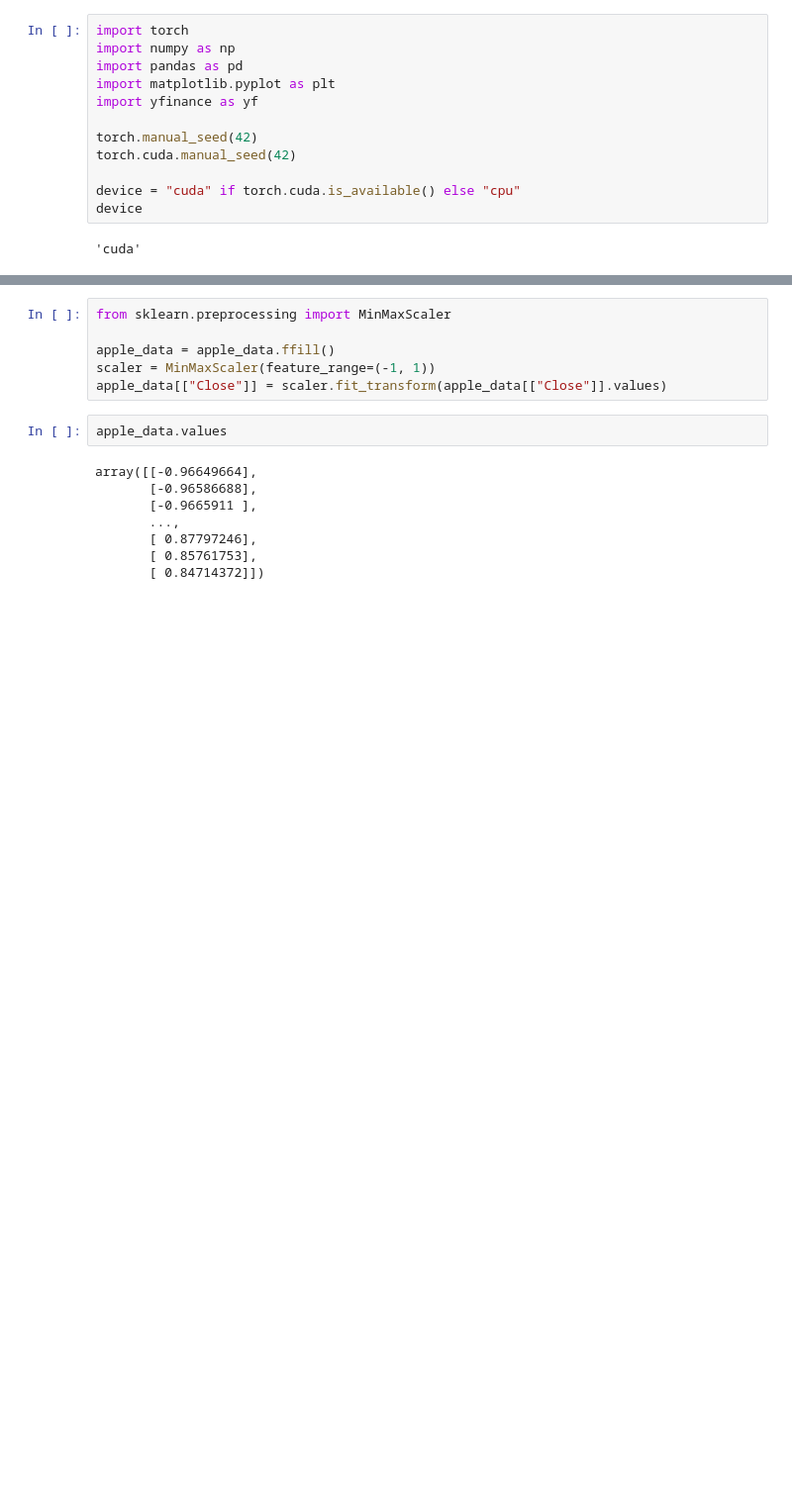
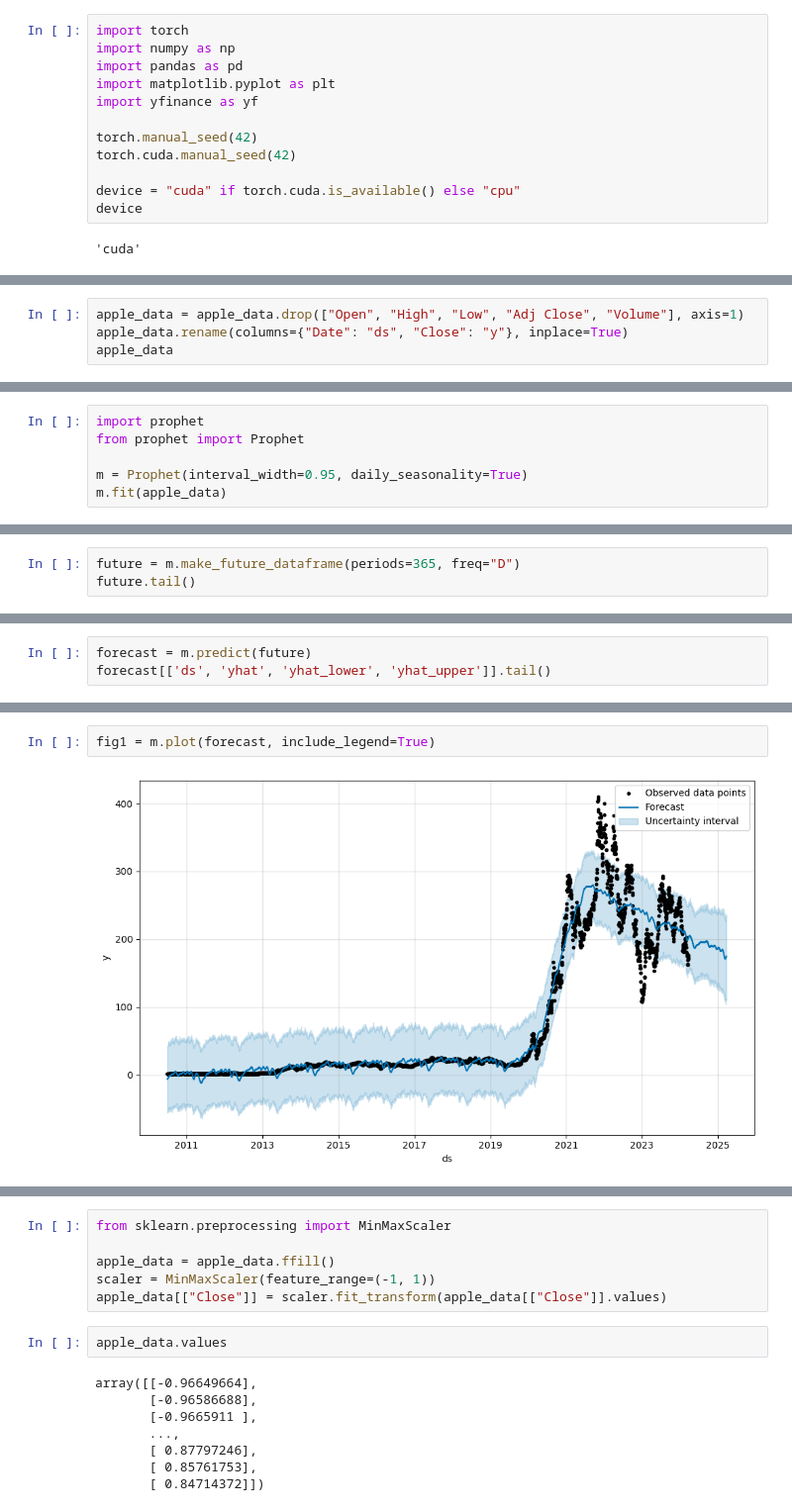
Before and after one commit to Github11200/QuantumTrader, a Jupyter notebook: src/models/ExperimentalModel.ipynb, the cells around one changed output, grey strips where cells are left out. Shown at 99% size. Saved outputs shown, nothing was run; the diff lists cells and outputs as text; blank space fills up the shorter version.

```diff
--- a/src/models/ExperimentalModel.ipynb
+++ b/src/models/ExperimentalModel.ipynb
@@ -36,0 +36,4 @@ apple_data
+# %%
+apple_data = apple_data.drop(["Open", "High", "Low", "Adj Close", "Volume"], axis=1)
+apple_data.rename(columns={"Date": "ds", "Close": "y"}, inplace=True)
+apple_data
@@ -36,0 +54,6 @@ apple_data
+# %%
+import prophet
+from prophet import Prophet
+
+m = Prophet(interval_width=0.95, daily_seasonality=True)
+m.fit(apple_data)
@@ -36,0 +64,3 @@ apple_data
+# %%
+future = m.make_future_dataframe(periods=365, freq="D")
+future.tail()
@@ -36,0 +74,3 @@ apple_data
+# %%
+forecast = m.predict(future)
+forecast[['ds', 'yhat', 'yhat_lower', 'yhat_upper']].tail()
@@ -36,0 +84,4 @@ apple_data
+# %%
+fig1 = m.plot(forecast, include_legend=True)
+# %% [output]
+[figure, added]
```
Also changed, not shown: parts of 8 cells of this notebook, 10 other files.
